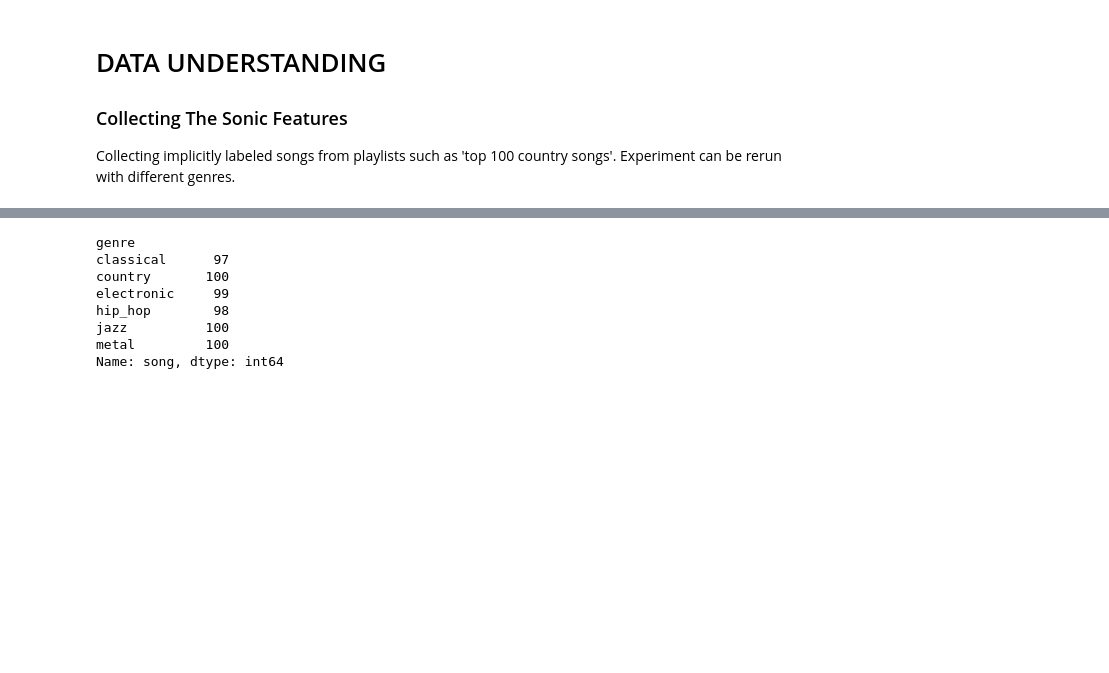
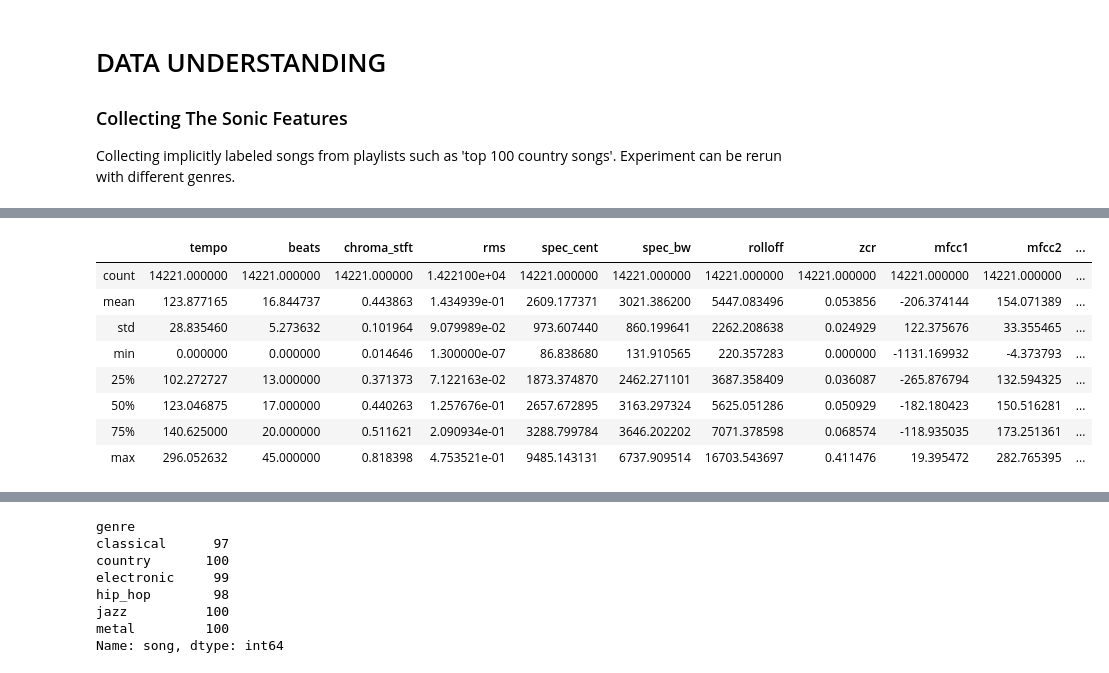
Before and after one commit to Patrickbfuller/classify_genre, a Jupyter notebook: genres.ipynb, the cells around one changed output, grey strips where cells are left out. Saved outputs shown, nothing was run; the diff lists cells and outputs as text; code cells hidden in the pictures; blank space fills up the shorter version.

Commit message:
examine 0 tempos eda

```diff
--- a/genres.ipynb
+++ b/genres.ipynb
@@ -43,0 +61,12 @@ df = pd.read_json('data/genre_features.json', lines=True)
+# %%
+df.describe()
+# %% [output]
+|  | tempo | beats | chroma_stft | rms | spec_cent | spec_bw | rolloff | zcr | mfcc1 | mfcc2 | ... |
+| count | 14221.000000 | 14221.000000 | 14221.000000 | 1.422100e+04 | 14221.000000 | 14221.000000 | 14221.000000 | 14221.000000 | 14221.000000 | 14221.000000 | ... |
+| mean | 123.877165 | 16.844737 | 0.443863 | 1.434939e-01 | 2609.177371 | 3021.386200 | 5447.083496 | 0.053856 | -206.374144 | 154.071389 | ... |
+| std | 28.835460 | 5.273632 | 0.101964 | 9.079989e-02 | 973.607440 | 860.199641 | 2262.208638 | 0.024929 | 122.375676 | 33.355465 | ... |
+| min | 0.000000 | 0.000000 | 0.014646 | 1.300000e-07 | 86.838680 | 131.910565 | 220.357283 | 0.000000 | -1131.169932 | -4.373793 | ... |
+| 25% | 102.272727 | 13.000000 | 0.371373 | 7.122163e-02 | 1873.374870 | 2462.271101 | 3687.358409 | 0.036087 | -265.876794 | 132.594325 | ... |
+| 50% | 123.046875 | 17.000000 | 0.440263 | 1.257676e-01 | 2657.672895 | 3163.297324 | 5625.051286 | 0.050929 | -182.180423 | 150.516281 | ... |
+| 75% | 140.625000 | 20.000000 | 0.511621 | 2.090934e-01 | 3288.799784 | 3646.202202 | 7071.378598 | 0.068574 | -118.935035 | 173.251361 | ... |
+| max | 296.052632 | 45.000000 | 0.818398 | 4.753521e-01 | 9485.143131 | 6737.909514 | 16703.543697 | 0.411476 | 19.395472 | 282.765395 | ... |
```
Also changed, not shown: parts of 17 cells of this notebook.
